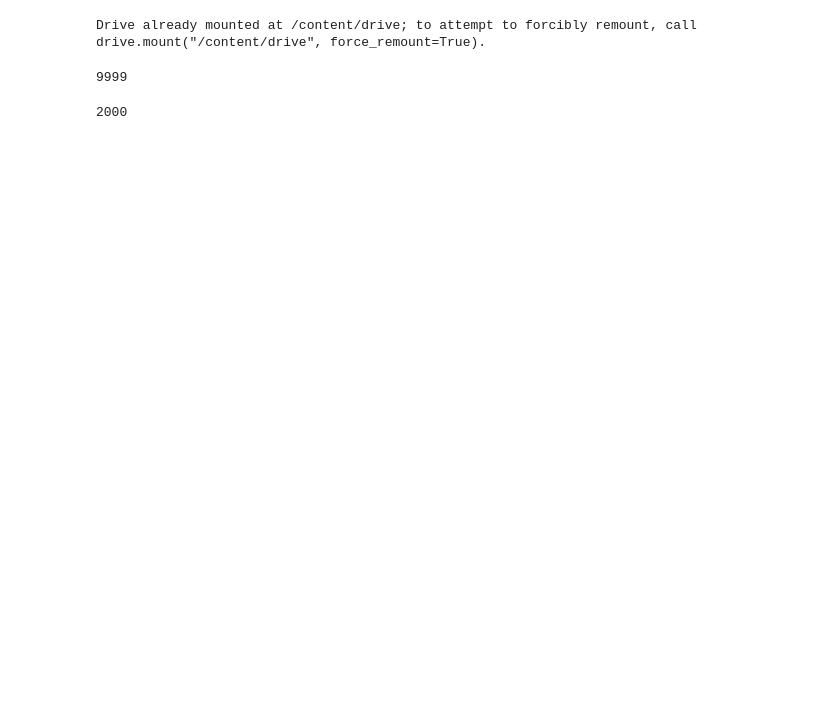
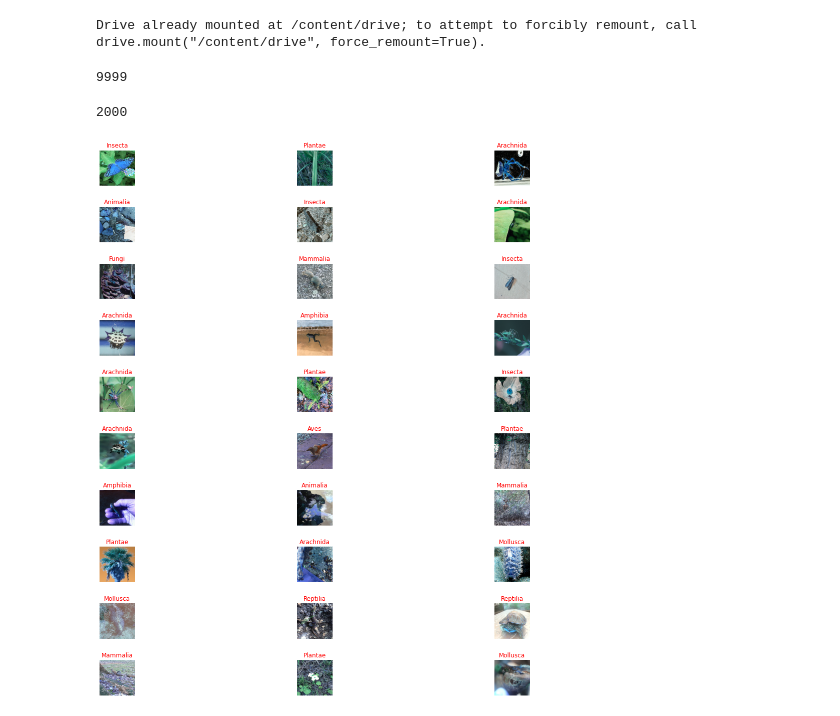
Before and after one commit to hindanjali/CNN, a Jupyter notebook: part_a.ipynb, the cells around one changed output. Cells and saved outputs as stored; diff of their text form; code cells hidden in the pictures; blank space fills up the shorter version.

```diff
--- a/part_a.ipynb
+++ b/part_a.ipynb
@@ -207,0 +194,26 @@ model.evaluate(x_test,y_test)
+# %%
+label_name=['Amphibia',
+    'Animalia',
+    'Arachnida',
+    'Aves',
+    'Fungi',
+    'Insecta',
+    'Mammalia',
+    'Mollusca',
+    'Plantae',
+    'Reptilia',]
+# %%
+L_grid=10
+W_grid=3
+fig,axes = plt.subplots(L_grid,W_grid,figsize=(20,20))
+axes=axes.ravel()
+n_test=len(x_test)
+for i in np.arange(0,L_grid * W_grid):
+    index=np.random.randint(0,n_test)
+    axes[i].imshow(x_test[index])
+    axes[i].set_title(label_name[y_test[index]],color='red')
+    axes[i].axis('off')
+
+plt.subplots_adjust(hspace=0.6)
+# %% [output]
+[figure, added]
```
Also changed, not shown: parts of 16 cells of this notebook.
